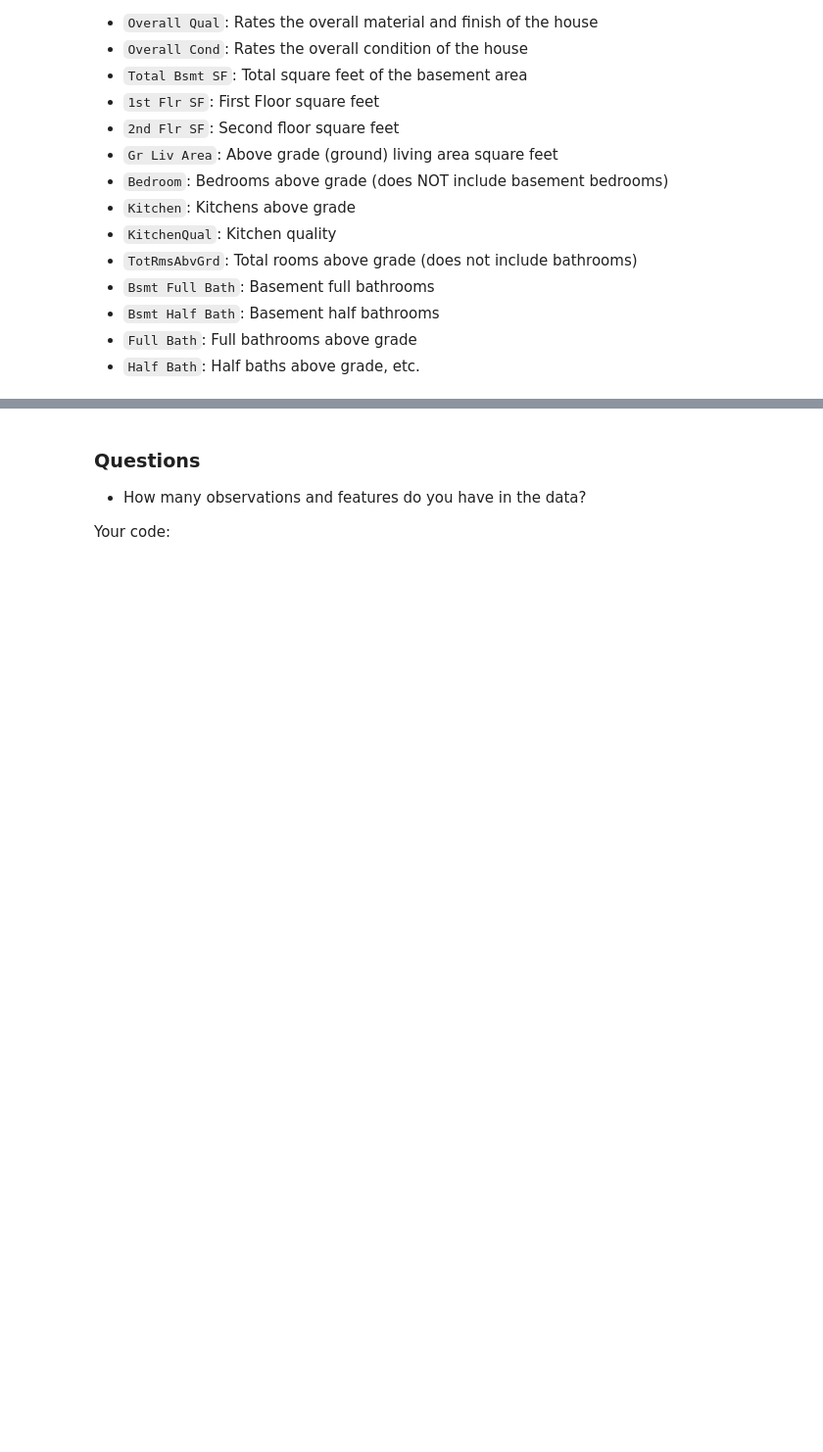
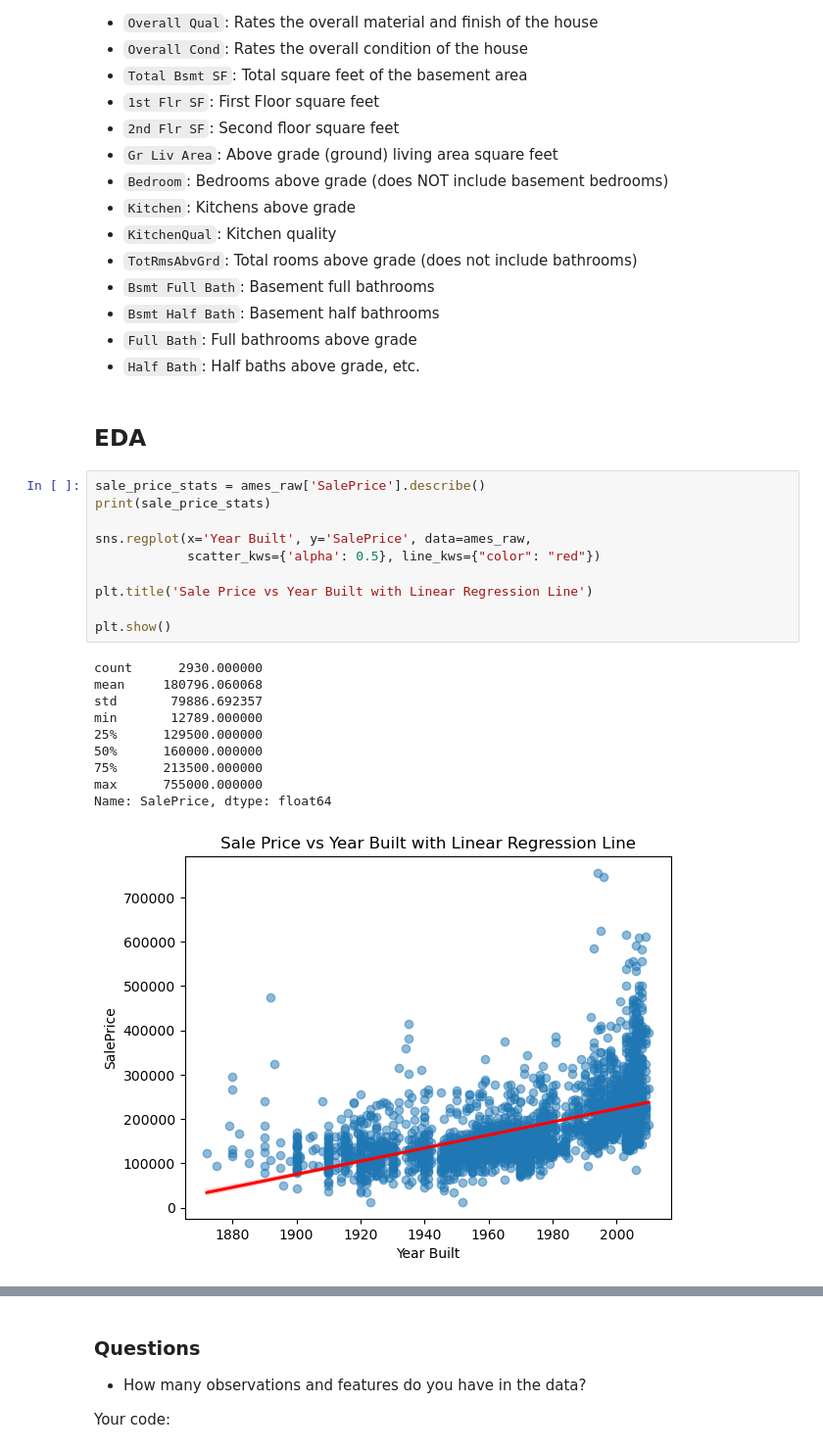
Before and after one commit to uyhuang/MA679_Spring2024_00_statistical_learning-uyhuang, a Jupyter notebook: Ch02_Application_SL_Python.ipynb, the cells around one changed output, grey strips where cells are left out. Shown: that part at 98% size. Drawn from its saved outputs; the diff is of its cells as text; blank space fills up the shorter version.

```diff
--- a/Ch02_Application_SL_Python.ipynb
+++ b/Ch02_Application_SL_Python.ipynb
@@ -48,3 +48,26 @@ A sample of them include
 - `Bsmt Half Bath`: Basement half bathrooms
 - `Full Bath`: Full bathrooms above grade
 - `Half Bath`: Half baths above grade, etc.
+# %% [markdown]
+## EDA
+# %%
+sale_price_stats = ames_raw['SalePrice'].describe()
+print(sale_price_stats)
+
+sns.regplot(x='Year Built', y='SalePrice', data=ames_raw,
+            scatter_kws={'alpha': 0.5}, line_kws={"color": "red"})
+
+plt.title('Sale Price vs Year Built with Linear Regression Line')
+
+plt.show()
+# %% [output]
+count      2930.000000
+mean     180796.060068
+std       79886.692357
+min       12789.000000
+25%      129500.000000
+50%      160000.000000
+75%      213500.000000
+max      755000.000000
+Name: SalePrice, dtype: float64
+[figure, added]
```
Also changed, not shown: parts of 3 cells of this notebook.
